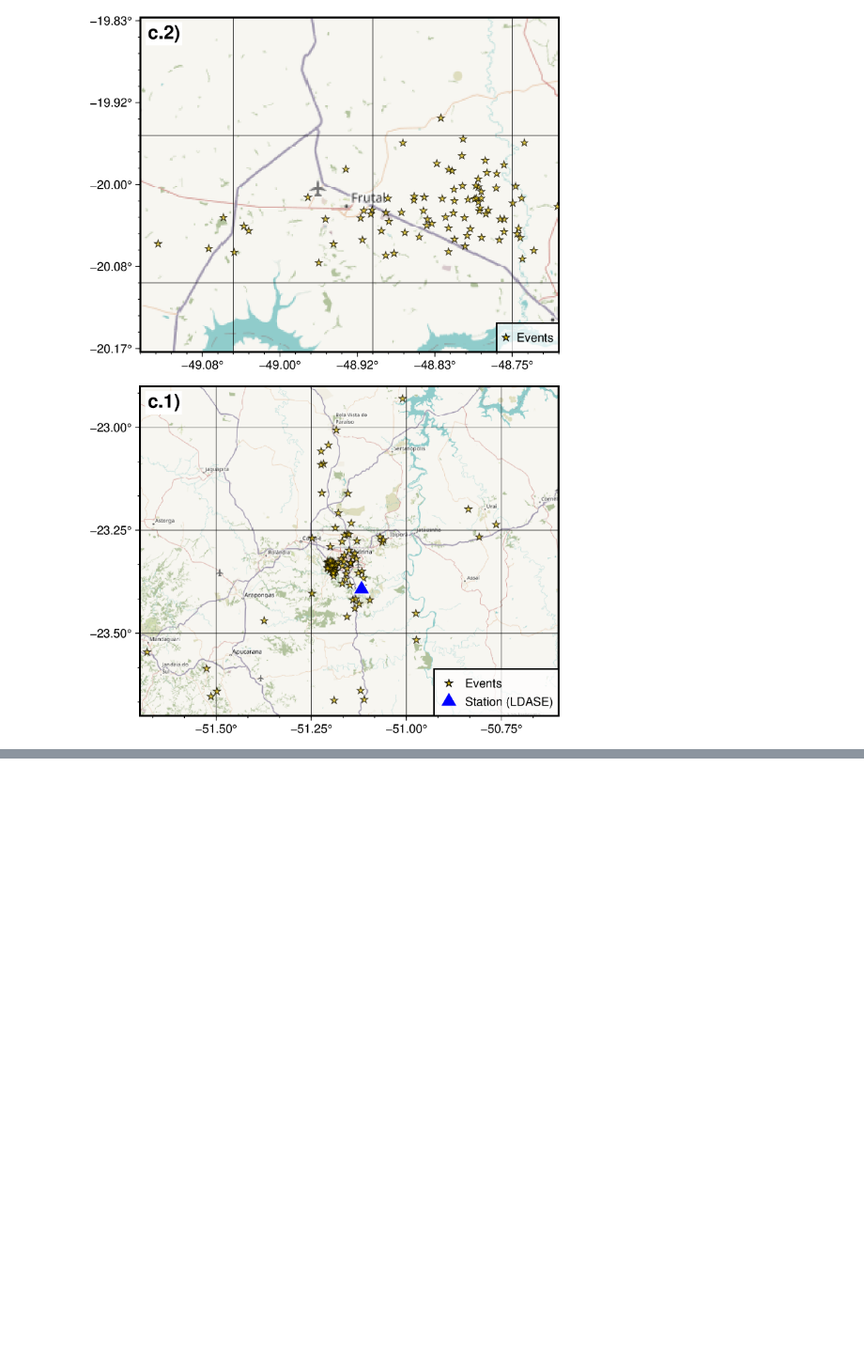
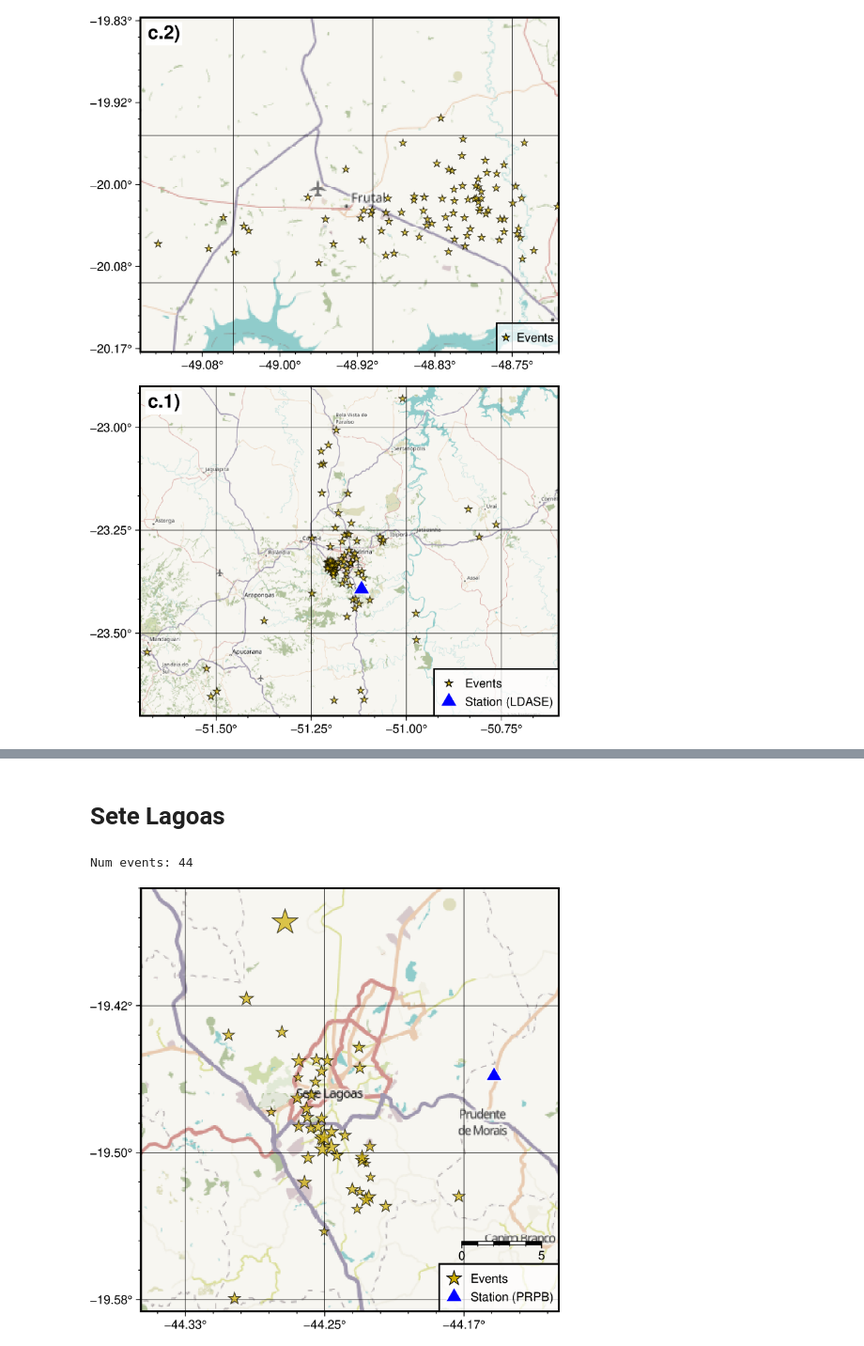
Before and after one commit to FernandoL12/IC-Seismology, a Jupyter notebook: PyGMTHowto.ipynb, the cells around one changed output, grey strips where cells are left out. Shown at 94% size. Saved outputs shown, nothing was run; the diff lists cells and outputs as text; code cells hidden in the pictures; blank space fills up the shorter version.

```diff
--- a/PyGMTHowto.ipynb
+++ b/PyGMTHowto.ipynb
@@ -821,0 +762,2 @@ Num events: 1
+# %% [markdown]
+# Sete Lagoas
@@ -821,0 +796,77 @@ Num events: 1
+# %%
+# TODOS
+ids = """
+usp2026mzqu usp2026mrbi usp2026ccik usp2025vquf usp2025rwcb usp2025ruun usp2025qntt usp2025qmxo usp2025opwb usp2025oiwc usp2025mycf usp2025jrsj usp2024vyet usp2024emkb usp2024eite usp2024bchq usp2024bbzt usp2024bbvi usp2024azns usp2023iqly usp2023gzjh usp2022zjvy usp2022wzpo usp2022otlf usp2022onnx usp2022olrr usp2022mmal usp2022mlmh usp2022ltfy usp2022labv usp2022koct usp2022knmd usp2022knjs usp2022knhq usp2022kmjo usp2022kmde usp2022klzd usp2022jvrr usp2022jmvl usp2022iywh usp2022ivms usp2022ijmq usp2020byln usp2016fwgu
+""".split()
+
+ep = Catalog()
+for event_id in ids:
+    ep += cl.get_events(eventid=event_id)
+
+diff = []
+for evid in ep:
+    event_id = str(evid.resource_id)
+    P = get_time(event_id[-11:], 'P')
+    S = get_time(event_id[-11:], 'S')
+    diff.append(S - P)
+# Normaliza S-P entre 0 e 1
+diff = np.array(diff)
+diff = [(item - diff.min()) / (diff.max() - diff.min()) for item in diff]
+
+star_size = [0.20 + 0.50 * x for x in diff]
+coords = ep2c(ep)
+
+
+fig = pygmt.Figure()
+pygmt.config(MAP_FRAME_TYPE="plain")
+pygmt.config(FORMAT_GEO_MAP="ddd.xx")
+
+fig.tilemap(
+    region=[minlon,maxlon,minlat,maxlat],
+    projection="M11c",
+    zoom=11,
+    source="https://{s}.tile.openstreetmap.fr/hot/{z}/{x}/{y}.png",
+    frame=Axis(annot=True, tick=True, grid=True),
+)
+
+# fig.plot(ep2c(ep),
+#          style = "a0.2",
+#          pen  = '.4p,black',
+#          fill  = "gold3",
+#          transparency = 30, label = 'Events')
+fig.plot(x=coords["x"],
+         y=coords["y"],
+         style="a",
+         size=star_size,
+         pen=".4p,black",
+         fill="gold3",
+         transparency=30,
+        )
+fig.plot(
+    x=[np.nan],
+    y=[np.nan],
+    style="a0.4c",
+    pen=".4p,black",
+    fill="gold3",
+    label="Events",
+    )
+
+fig.plot(mda2c(rsbr),  style="t0.5", pen="0.5p,white", fill="blue", label = "Station (PRPB)")
+
+fig.legend(position="BR",
+           line_spacing = 1.5,
+           box = Box(pen="1p,black", fill="white@30"))
+
+fig.scalebar(
+    length="5k",
+    position=("9.5c", "1.75c"),
+    fancy=True,
+    height=None,
+    box=False
+)
+
+print(f"Num events: {len(ep)}\n")
+fig.show()
+# %% [output]
+Num events: 44
+[figure, added]
```
Also changed, not shown: parts of 17 cells of this notebook, 2 other files.
